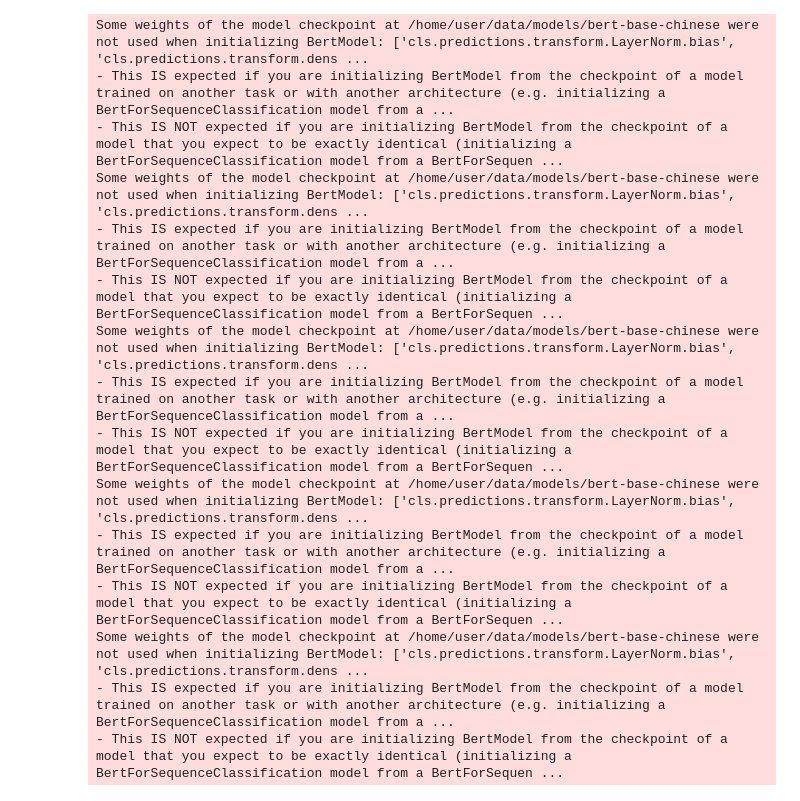
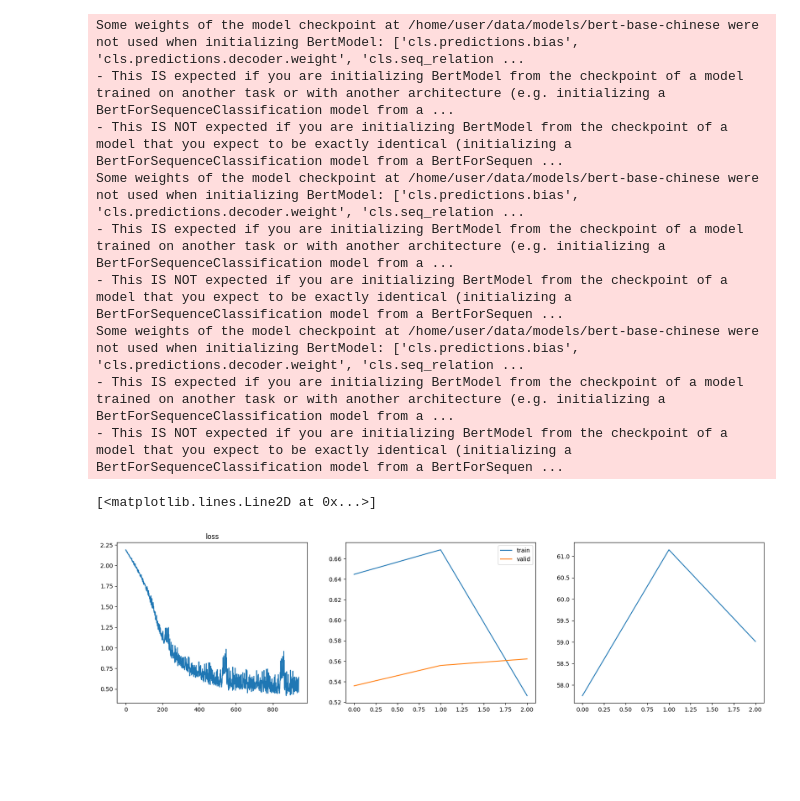
Before and after one commit to JustinLiii/NLPHomework, a Jupyter notebook: main.ipynb, the cells around one changed output. Drawn from its saved outputs; the diff is of its cells as text; code cells hidden in the pictures; blank space fills up the shorter version.

```diff
--- a/main.ipynb
+++ b/main.ipynb
@@ -278,18 +250,18 @@ import matplotlib.pyplot as plt
 bert_path = '/home/user/data/models/bert-base-chinese'
 bert_tokenizer = BertTokenizer.from_pretrained(bert_path)
 
-train_dataset, _, _ = get_dataset()
+train_dataset, _, test_dataset = get_dataset()
 label_vocab = SimpleVocab()
 
 num_epochs = 3
 batch_size = 16
-fold = 5
+fold = 3
 lr = 1e-6
 fold_training_steps = num_epochs * len(train_dataset) / fold / batch_size * (fold-1)
 total_steps = fold_training_steps * fold
 
 def optim_getter(net):
-    optimizer = AdamW(net.parameters(), weight_decay=0.01, lr=lr)
+    optimizer = AdamW(net.parameters(), weight_decay=0, lr=lr)
     lr_scheduler = LinearLR(optimizer, start_factor=1, end_factor=0.001, total_iters=fold_training_steps)
     # lr_scheduler = None
     return optimizer, lr_scheduler
@@ -306,46 +278,43 @@ losses = []
 train_loss = []
 valid_loss = []
 valid_acc = []
 for k in range(fold):
     train_iter, valid_iter = get_k_fold_dataloader(train_dataset, fold, k, batch_size, 4)
     base_net = net_getter()
     optimizer, lr_scheduler = optim_getter(base_net)
 
     with tqdm(total=fold_training_steps, desc=f'Fold {k}') as pbar:
         for epoch in range(num_epochs):
             for batch in train_iter:
                 loss_qwq = train_step(base_net, batch, device, loss, optimizer, lr_scheduler)
                 if k == 0:
                     losses.append(loss_qwq)
                 pbar.update(1)
-            torch.cuda.empty_cache()
-    train_loss.append(losses[-1])
+                torch.cuda.empty_cache()
+    train_loss.append(loss_qwq)
     valid_loss.append(eval_loss(base_net, valid_iter, device))
     valid_acc.append(eval_acc(base_net, valid_iter, device))
 
 
 fig, axes = plt.subplots(1,3, figsize=(20,5))
 axes[0].plot(range(len(losses)), losses)
 axes[0].set_title('loss')
-axes[1].plot(range(fold), train_loss)
-axes[1].plot(range(fold), valid_loss)
+axes[1].plot(range(fold), train_loss, label='train')
+axes[1].plot(range(fold), valid_loss, label='valid')
+axes[1].legend()
 axes[2].plot(range(fold), valid_acc)
 # %% [output]
-Some weights of the model checkpoint at /home/user/data/models/bert-base-chinese were not used when initializing BertModel: ['cls.predictions.transform.LayerNorm.bias', 'cls.predictions.transform.dens ...
+Some weights of the model checkpoint at /home/user/data/models/bert-base-chinese were not used when initializing BertModel: ['cls.predictions.bias', 'cls.predictions.decoder.weight', 'cls.seq_relation ...
 - This IS expected if you are initializing BertModel from the checkpoint of a model trained on another task or with another architecture (e.g. initializing a BertForSequenceClassification model from a ...
 - This IS NOT expected if you are initializing BertModel from the checkpoint of a model that you expect to be exactly identical (initializing a BertForSequenceClassification model from a BertForSequen ...
-Some weights of the model checkpoint at /home/user/data/models/bert-base-chinese were not used when initializing BertModel: ['cls.predictions.transform.LayerNorm.bias', 'cls.predictions.transform.dens ...
+Some weights of the model checkpoint at /home/user/data/models/bert-base-chinese were not used when initializing BertModel: ['cls.predictions.bias', 'cls.predictions.decoder.weight', 'cls.seq_relation ...
 - This IS expected if you are initializing BertModel from the checkpoint of a model trained on another task or with another architecture (e.g. initializing a BertForSequenceClassification model from a ...
 - This IS NOT expected if you are initializing BertModel from the checkpoint of a model that you expect to be exactly identical (initializing a BertForSequenceClassification model from a BertForSequen ...
-Some weights of the model checkpoint at /home/user/data/models/bert-base-chinese were not used when initializing BertModel: ['cls.predictions.transform.LayerNorm.bias', 'cls.predictions.transform.dens ...
+Some weights of the model checkpoint at /home/user/data/models/bert-base-chinese were not used when initializing BertModel: ['cls.predictions.bias', 'cls.predictions.decoder.weight', 'cls.seq_relation ...
 - This IS expected if you are initializing BertModel from the checkpoint of a model trained on another task or with another architecture (e.g. initializing a BertForSequenceClassification model from a ...
 - This IS NOT expected if you are initializing BertModel from the checkpoint of a model that you expect to be exactly identical (initializing a BertForSequenceClassification model from a BertForSequen ...
-Some weights of the model checkpoint at /home/user/data/models/bert-base-chinese were not used when initializing BertModel: ['cls.predictions.transform.LayerNorm.bias', 'cls.predictions.transform.dens ...
-- This IS expected if you are initializing BertModel from the checkpoint of a model trained on another task or with another architecture (e.g. initializing a BertForSequenceClassification model from a ...
-- This IS NOT expected if you are initializing BertModel from the checkpoint of a model that you expect to be exactly identical (initializing a BertForSequenceClassification model from a BertForSequen ...
-Some weights of the model checkpoint at /home/user/data/models/bert-base-chinese were not used when initializing BertModel: ['cls.predictions.transform.LayerNorm.bias', 'cls.predictions.transform.dens ...
-- This IS expected if you are initializing BertModel from the checkpoint of a model trained on another task or with another architecture (e.g. initializing a BertForSequenceClassification model from a ...
-- This IS NOT expected if you are initializing BertModel from the checkpoint of a model that you expect to be exactly identical (initializing a BertForSequenceClassification model from a BertForSequen ...
+[<matplotlib.lines.Line2D at 0x...>]
+[figure, added]
 # %%
 base_net.bert.save_pretrained('/content/base_bert.bin')
 torch.save(base_net.Linear1.state_dict(),'/content/base_linear1.ckpt')
```
Also changed, not shown: parts of 5 cells of this notebook, 5 other files.
